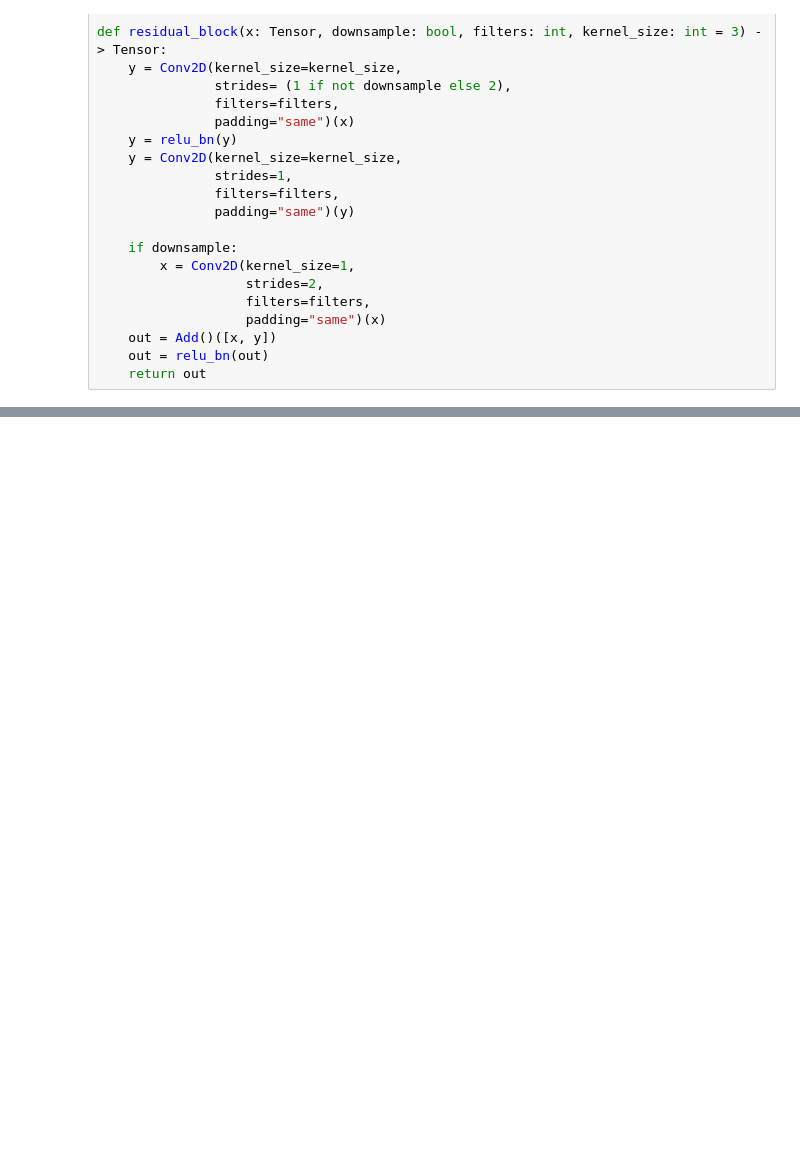
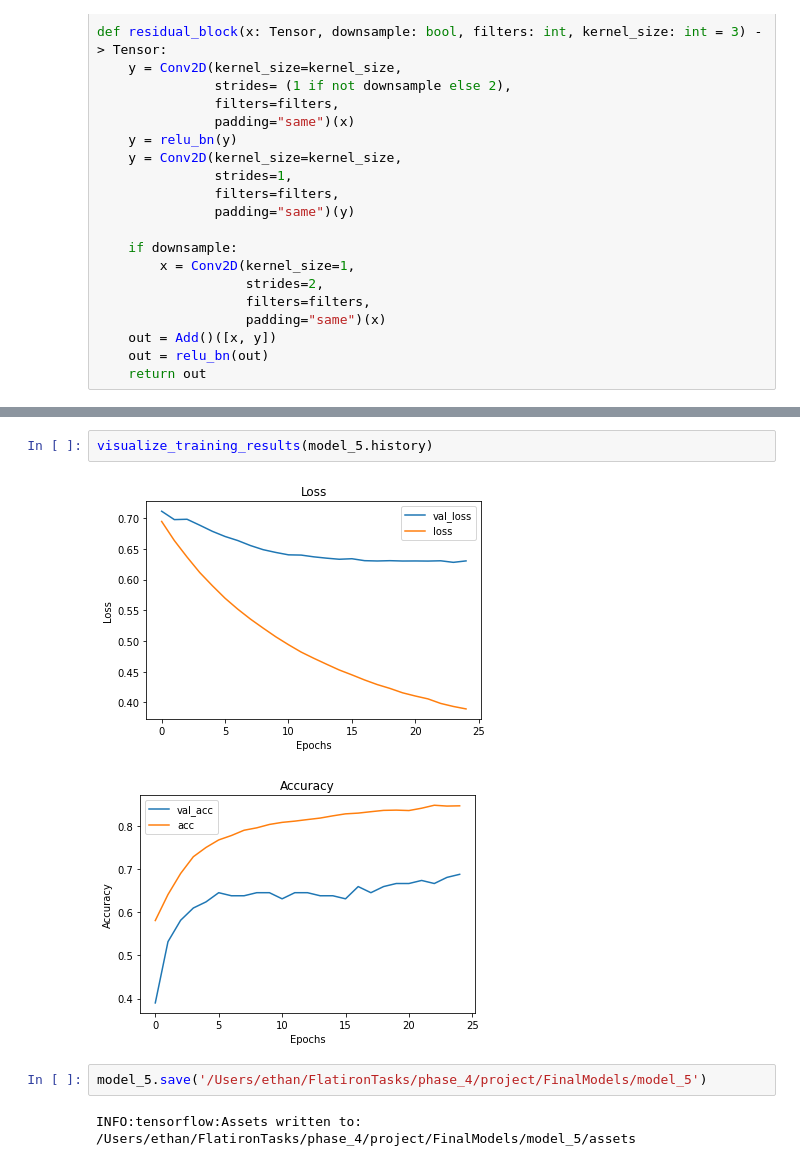
Before and after one commit to Zealfire243/X-ray-Classification-Model, a Jupyter notebook: FinalModel.ipynb, the cells around one changed output, grey strips where cells are left out. Saved outputs shown, nothing was run; the diff lists cells and outputs as text; blank space fills up the shorter version.

```diff
--- a/FinalModel.ipynb
+++ b/FinalModel.ipynb
@@ -85,0 +146,9 @@ def ResNet(image_shape, num_filters = 64):
+# %%
+visualize_training_results(model_5.history)
+# %% [output]
+[figure, added]
+[figure, added]
+# %%
+model_5.save('/Users/ethan/FlatironTasks/phase_4/project/FinalModels/model_5')
+# %% [output]
+INFO:tensorflow:Assets written to: /Users/ethan/FlatironTasks/phase_4/project/FinalModels/model_5/assets
```
Also changed, not shown: parts of 6 cells of this notebook, 2 other files.
